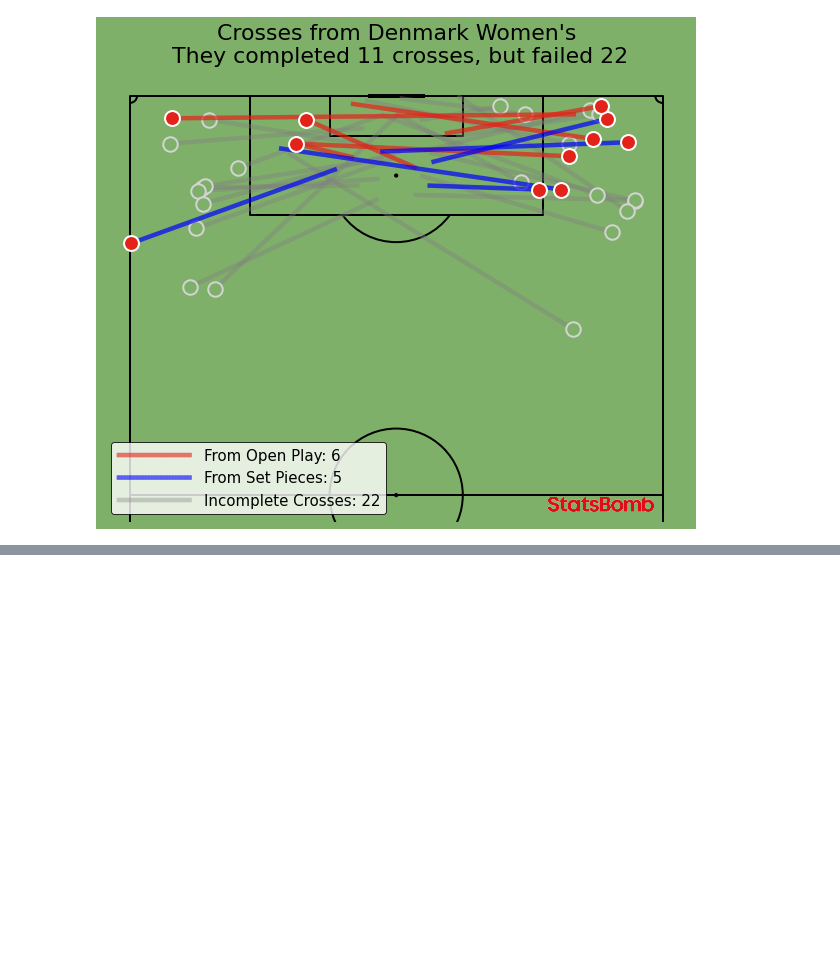
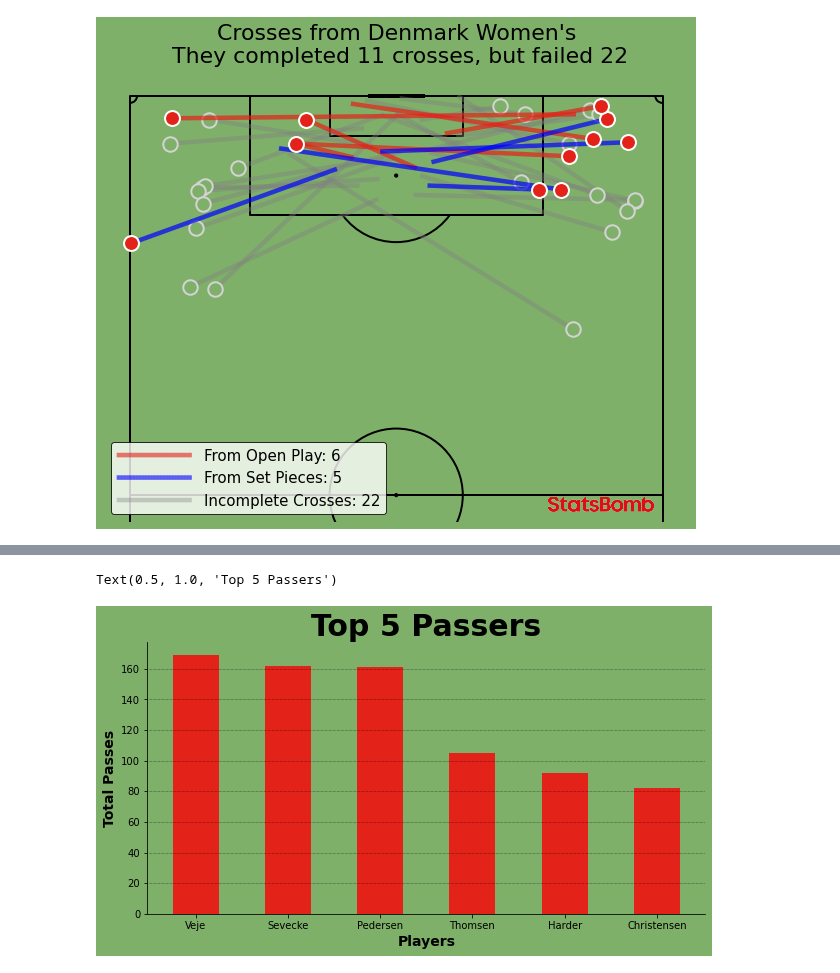
Before and after one commit to AugustSteff/Data-Analysis-in-football, a Jupyter notebook: Womens_euro_2022_analysis/all_denmarks_matches/Denmark All Matches W Euro 2022.ipynb, the cells around one changed output, grey strips where cells are left out. Cells and saved outputs as stored; diff of their text form; code cells hidden in the pictures; blank space fills up the shorter version.

```diff
--- a/Womens_euro_2022_analysis/all_denmarks_matches/Denmark All Matches W Euro 2022.ipynb
+++ b/Womens_euro_2022_analysis/all_denmarks_matches/Denmark All Matches W Euro 2022.ipynb
@@ -351,0 +253,24 @@ pitch.arrows(carrys.x, carrys.y,
+# %%
+compPasses = passesDF[passesDF["outcome_name"]!= "Out"]
+compPasses = passesDF[passesDF["outcome_name"]!= "Pass Offside"]
+compPasses = passesDF[passesDF["outcome_name"]!= "Unknown"]
+compPasses = passesDF[passesDF["outcome_name"]!= "Incomplete"]
+compPasses = compPasses.fillna("Complete")
+# %%
+badPassesSum = badPasses.groupby("player_name")
+badPassesSum = badPassesSum.count().reset_index()
+badPassesSum = badPassesSum.drop(badPassesSum.columns[[2, 3, 4,5,6,7,8,9,10,11,12,13,14]], axis=1)
+badPassesSum = badPassesSum.rename(columns={'index': 'incomplete',})
+# %%
+compPassSummary = compPasses.groupby("player_name")
+compPassSummary = compPassSummary.count().reset_index()
+compPassSummary = compPassSummary.drop(compPassSummary.columns[[2, 3, 4,5,6,7,8,9,10,11,12,13,14]], axis=1)
+compPassSummary = compPassSummary.rename(columns={'index': 'complete',})
+# %%
+allPassesSummary = compPassSummary.merge(badPassesSum, how='right')
+
+allPassesSummary["total"] = allPassesSummary["complete"] + allPassesSummary["incomplete"]
+allPassesSummary["%"] = (allPassesSummary["complete"]/allPassesSummary["total"]*100).round(1)
+allPassesSummary["player_name"] = allPassesSummary["player_name"].apply(lambda x: str(x).split()[-1])
+
+allPassesSummary.sort_values("total", ascending=False).head()
@@ -351,0 +284,21 @@ pitch.arrows(carrys.x, carrys.y,
+# %%
+top5df = allPassesSummary.sort_values("total", ascending=False)[0:7]
+
+fig, ax = plt.subplots(figsize = (10,5))
+fig.set_facecolor(pitchColor)
+ax.patch.set_facecolor(pitchColor)
+
+spines = ["top","right","bottom","left"]
+for s in spines:
+    if s in ["top","right"]:
+        ax.spines[s].set_visible(False)
+ax.grid(ls='dotted',lw=.5,color='black',axis='y',zorder=1)
+
+
+plt.bar(top5df["player_name"], top5df["total"], color=hteamColor, width=.5)
+plt.xlabel("Players", fontsize=14, fontweight="bold")
+plt.ylabel("Total Passes", fontsize=14, fontweight="bold")
+plt.title("Top 5 Passers", fontsize=30, fontweight="bold")
+# %% [output]
+Text(0.5, 1.0, 'Top 5 Passers')
+[figure, added]
```
Also changed, not shown: parts of 21 cells of this notebook.
